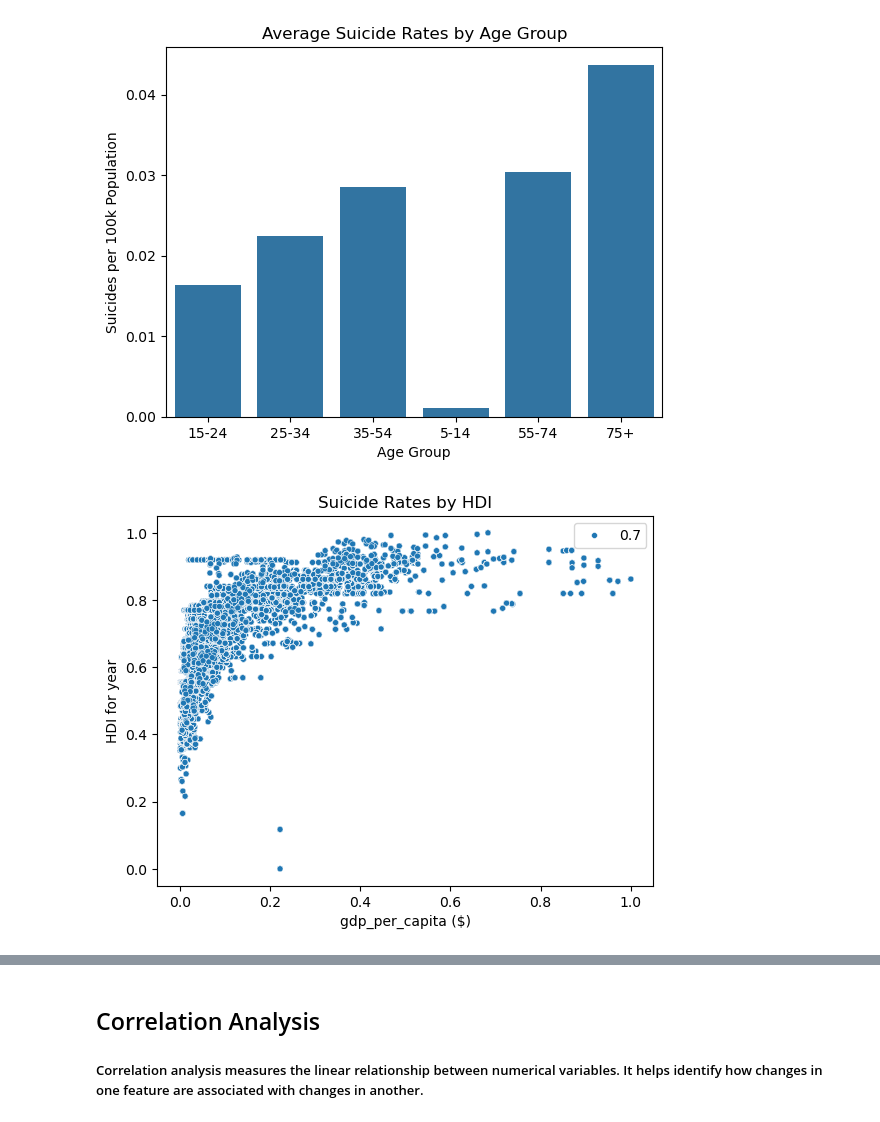
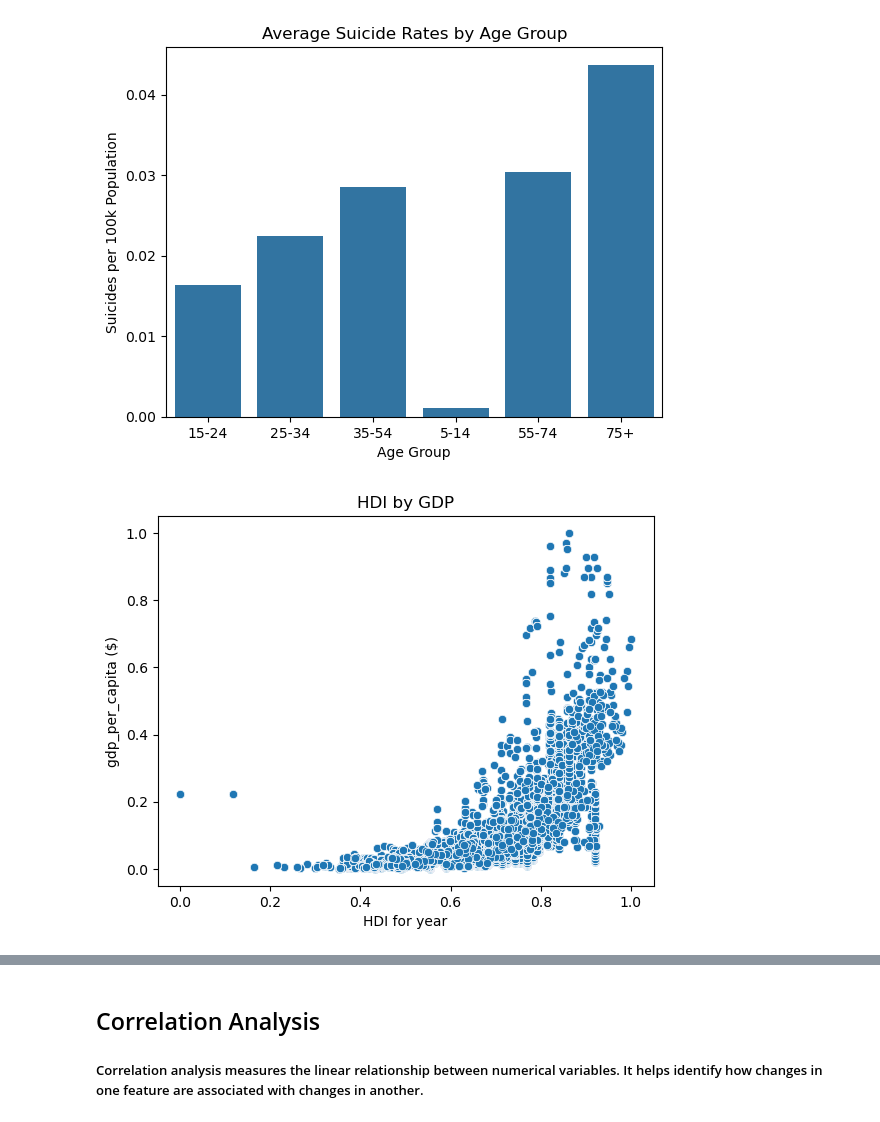
Before and after one commit to aswin-git/EDA, a Jupyter notebook: main_final.ipynb, the cells around one changed output, grey strips where cells are left out. Saved outputs shown, nothing was run; the diff lists cells and outputs as text; code cells hidden in the pictures.

```diff
--- a/main_final.ipynb
+++ b/main_final.ipynb
@@ -275,11 +277,11 @@ plt.show()
 # %% [output]
 [figure]
 # %%
-sns.scatterplot(x='gdp_per_capita ($)', y='HDI for year', data=df_clean,size=0.7)
-plt.title('Suicide Rates by HDI')
+sns.scatterplot(y='gdp_per_capita ($)', x='HDI for year', data=df_clean)
+plt.title('HDI by GDP')
 plt.show()
 # %% [output]
-[figure, old version]
+[figure, new version]
 # %%
 #scatter plot comparison of gdp and  suicide rtate
 
```
Also changed, not shown: parts of 13 cells of this notebook.
